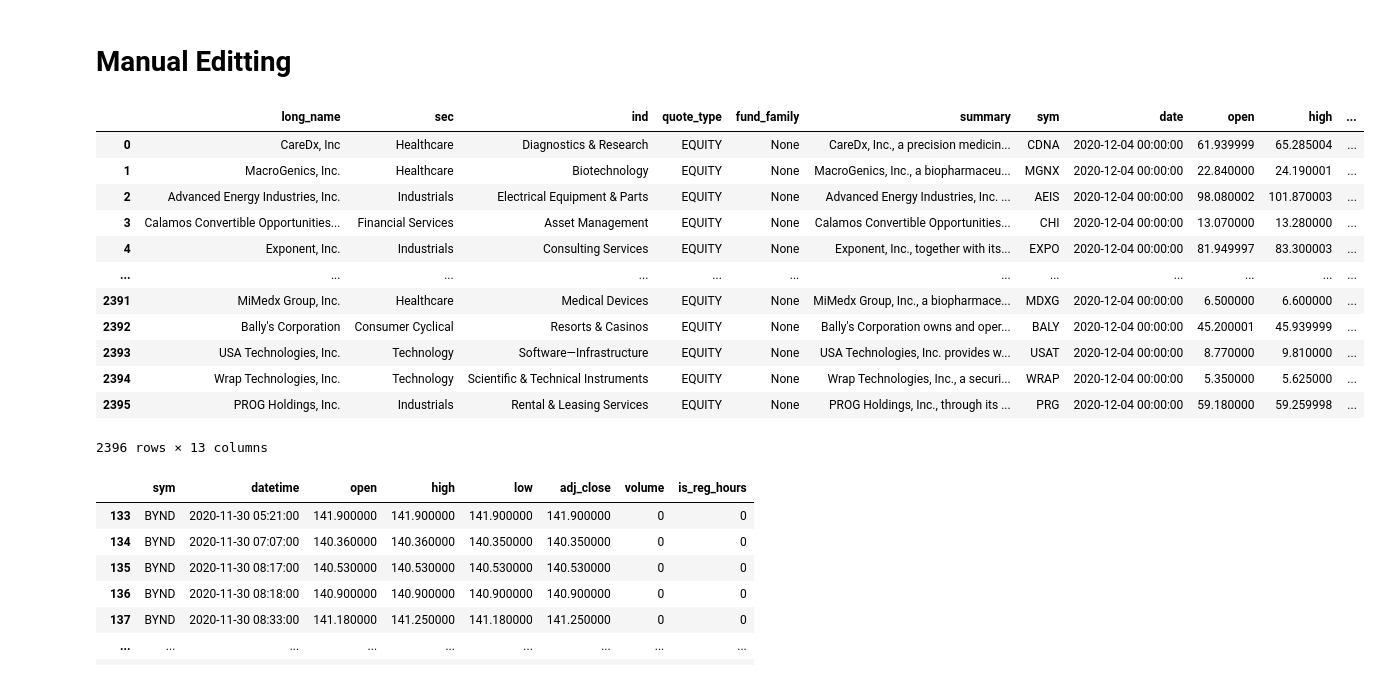
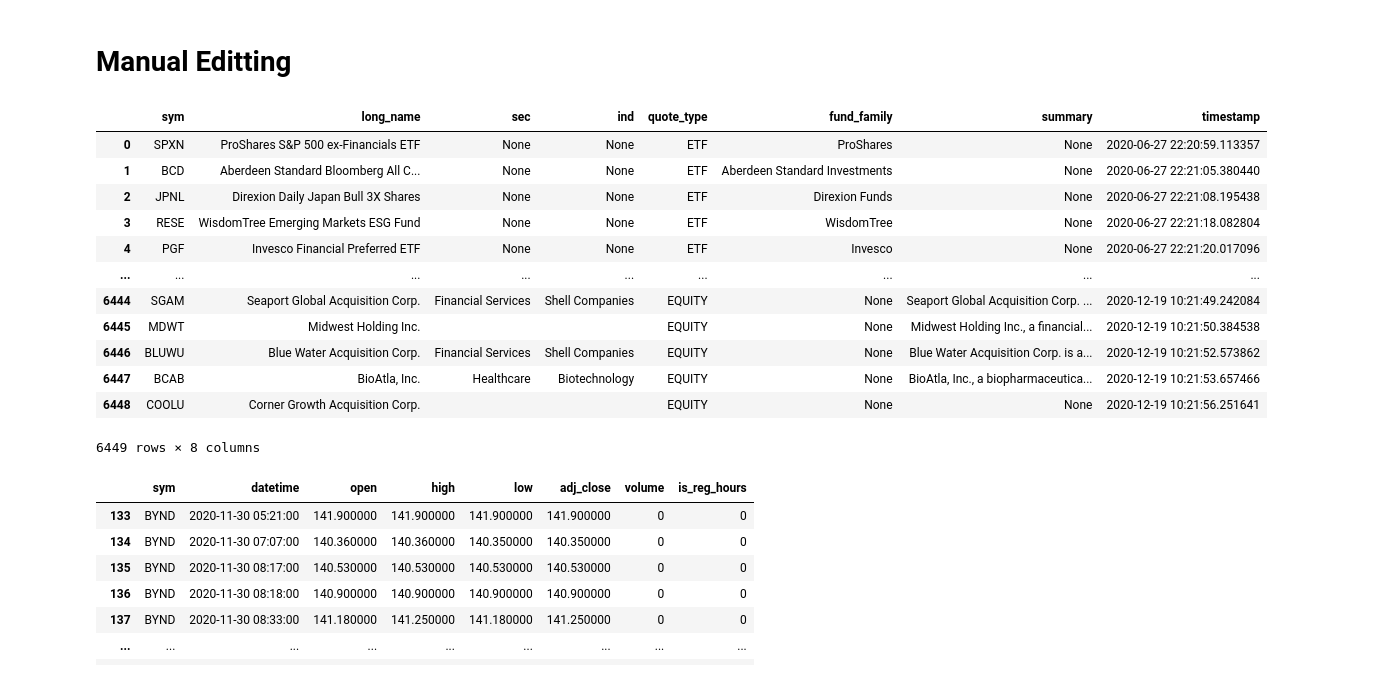
Before and after one commit to MichaelOw/five-minute-midas, a Jupyter notebook: 1_get_raw_data.ipynb, the cells around one changed output. Saved outputs shown, nothing was run; the diff lists cells and outputs as text; code cells hidden in the pictures.

```diff
--- a/1_get_raw_data.ipynb
+++ b/1_get_raw_data.ipynb
@@ -11,11 +11,7 @@ from src.utils_date import add_days
 from src.utils_stocks import get_ls_sym
 from src.utils_stocks import get_df_prices
 from src.utils_stocks import suppress_stdout
-try:
-    with open('dir.txt') as f: dir_db = json.load(f)['dir_db']
-except:
-    dir_db = ''
-    assert dir_db, 'Please provide a directory to save the sqlite database, in the "dir_db" variable!'
+dir_db = os.path.join(os.getcwd(), 'data', 'db')
 
 def db_remove_dups_prices_m(db, date_str):
     print('Removing duplicates...')
@@ -116,6 +112,7 @@ ls_init_str = [
 ]
 
 db = DataBase(ls_init_str, dir_db)
+db_demo = DataBase(ls_init_str, os.path.join(os.getcwd(), 'data', 'demo'))
 # %% [markdown]
 # Update table: stocks
 # %%
@@ -382,54 +379,41 @@ beeps()
 # %%
 #read
 q = '''
 SELECT
     name
 FROM
     sqlite_master
 WHERE
     type ='table' AND
     name NOT LIKE 'sqlite_%';
 
 '''
 q='''
     select type, name, tbl_name, sql
     FROM sqlite_master
     WHERE type='index'
 '''
 q='''
-    SELECT
-    --stocks.sym
-           stocks.long_name
-           ,stocks.sec
-           ,stocks.ind
-           ,stocks.quote_type
-           ,stocks.fund_family
-           ,stocks.summary
-           ,prices_d.*
-      FROM prices_d
-      LEFT JOIN stocks
-        ON stocks.sym = prices_d.sym
-     WHERE DATE(date) = (SELECT MAX(DATE(date)) FROM prices_d WHERE sym='IBM')
-       AND adj_close > 5
-       AND volume > 100000
+select *
+from stocks
 '''
 df = pd.read_sql(q, db.conn)
 #df.to_csv('temp.csv', index=0)
-df.iloc[:]
+df
 # %% [output]
-|  | long_name | sec | ind | quote_type | fund_family | summary | sym | date | open | high | ... |
-| 0 | CareDx, Inc | Healthcare | Diagnostics & Research | EQUITY | None | CareDx, Inc., a precision medicin... | CDNA | 2020-12-04 00:00:00 | 61.939999 | 65.285004 | ... |
-| 1 | MacroGenics, Inc. | Healthcare | Biotechnology | EQUITY | None | MacroGenics, Inc., a biopharmaceu... | MGNX | 2020-12-04 00:00:00 | 22.840000 | 24.190001 | ... |
-| 2 | Advanced Energy Industries, Inc. | Industrials | Electrical Equipment & Parts | EQUITY | None | Advanced Energy Industries, Inc. ... | AEIS | 2020-12-04 00:00:00 | 98.080002 | 101.870003 | ... |
-| 3 | Calamos Convertible Opportunities... | Financial Services | Asset Management | EQUITY | None | Calamos Convertible Opportunities... | CHI | 2020-12-04 00:00:00 | 13.070000 | 13.280000 | ... |
-| 4 | Exponent, Inc. | Industrials | Consulting Services | EQUITY | None | Exponent, Inc., together with its... | EXPO | 2020-12-04 00:00:00 | 81.949997 | 83.300003 | ... |
-| ... | ... | ... | ... | ... | ... | ... | ... | ... | ... | ... | ... |
-| 2391 | MiMedx Group, Inc. | Healthcare | Medical Devices | EQUITY | None | MiMedx Group, Inc., a biopharmace... | MDXG | 2020-12-04 00:00:00 | 6.500000 | 6.600000 | ... |
-| 2392 | Bally's Corporation | Consumer Cyclical | Resorts & Casinos | EQUITY | None | Bally's Corporation owns and oper... | BALY | 2020-12-04 00:00:00 | 45.200001 | 45.939999 | ... |
-| 2393 | USA Technologies, Inc. | Technology | Software—Infrastructure | EQUITY | None | USA Technologies, Inc. provides w... | USAT | 2020-12-04 00:00:00 | 8.770000 | 9.810000 | ... |
-| 2394 | Wrap Technologies, Inc. | Technology | Scientific & Technical Instruments | EQUITY | None | Wrap Technologies, Inc., a securi... | WRAP | 2020-12-04 00:00:00 | 5.350000 | 5.625000 | ... |
-| 2395 | PROG Holdings, Inc. | Industrials | Rental & Leasing Services | EQUITY | None | PROG Holdings, Inc., through its ... | PRG | 2020-12-04 00:00:00 | 59.180000 | 59.259998 | ... |
+|  | sym | long_name | sec | ind | quote_type | fund_family | summary | timestamp |
+| 0 | SPXN | ProShares S&P 500 ex-Financials ETF | None | None | ETF | ProShares | None | 2020-06-27 22:20:59.113357 |
+| 1 | BCD | Aberdeen Standard Bloomberg All C... | None | None | ETF | Aberdeen Standard Investments | None | 2020-06-27 22:21:05.380440 |
+| 2 | JPNL | Direxion Daily Japan Bull 3X Shares | None | None | ETF | Direxion Funds | None | 2020-06-27 22:21:08.195438 |
+| 3 | RESE | WisdomTree Emerging Markets ESG Fund | None | None | ETF | WisdomTree | None | 2020-06-27 22:21:18.082804 |
+| 4 | PGF | Invesco Financial Preferred ETF | None | None | ETF | Invesco | None | 2020-06-27 22:21:20.017096 |
+| ... | ... | ... | ... | ... | ... | ... | ... | ... |
+| 6444 | SGAM | Seaport Global Acquisition Corp. | Financial Services | Shell Companies | EQUITY | None | Seaport Global Acquisition Corp. ... | 2020-12-19 10:21:49.242084 |
+| 6445 | MDWT | Midwest Holding Inc. |  |  | EQUITY | None | Midwest Holding Inc., a financial... | 2020-12-19 10:21:50.384538 |
+| 6446 | BLUWU | Blue Water Acquisition Corp. | Financial Services | Shell Companies | EQUITY | None | Blue Water Acquisition Corp. is a... | 2020-12-19 10:21:52.573862 |
+| 6447 | BCAB | BioAtla, Inc. | Healthcare | Biotechnology | EQUITY | None | BioAtla, Inc., a biopharmaceutica... | 2020-12-19 10:21:53.657466 |
+| 6448 | COOLU | Corner Growth Acquisition Corp. |  |  | EQUITY | None | None | 2020-12-19 10:21:56.251641 |
-2396 rows × 13 columns
+6449 rows × 8 columns
 # %%
 beeps()
 # %%
```
Also changed, not shown: 5 other files.
